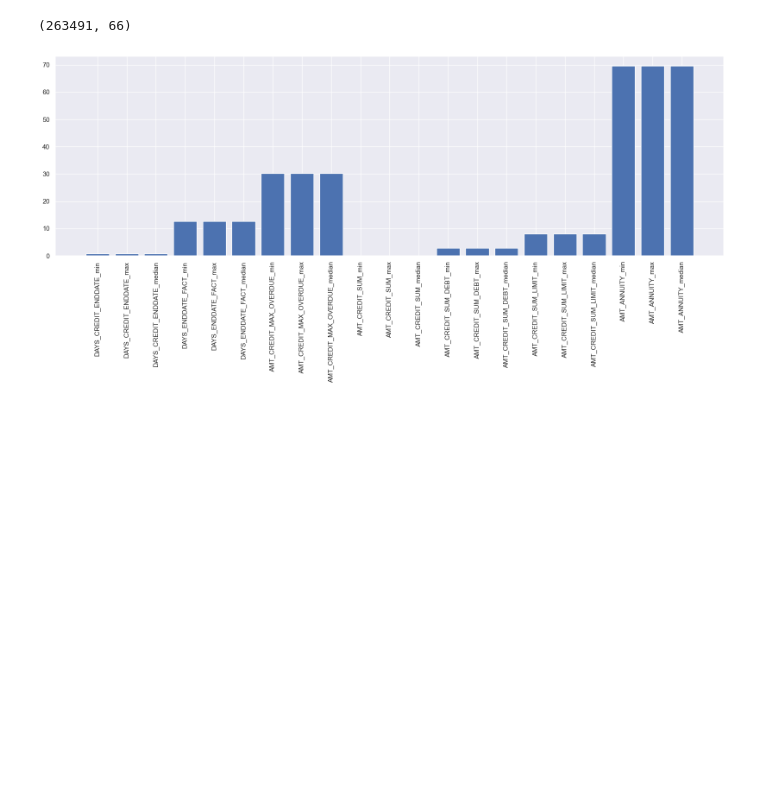
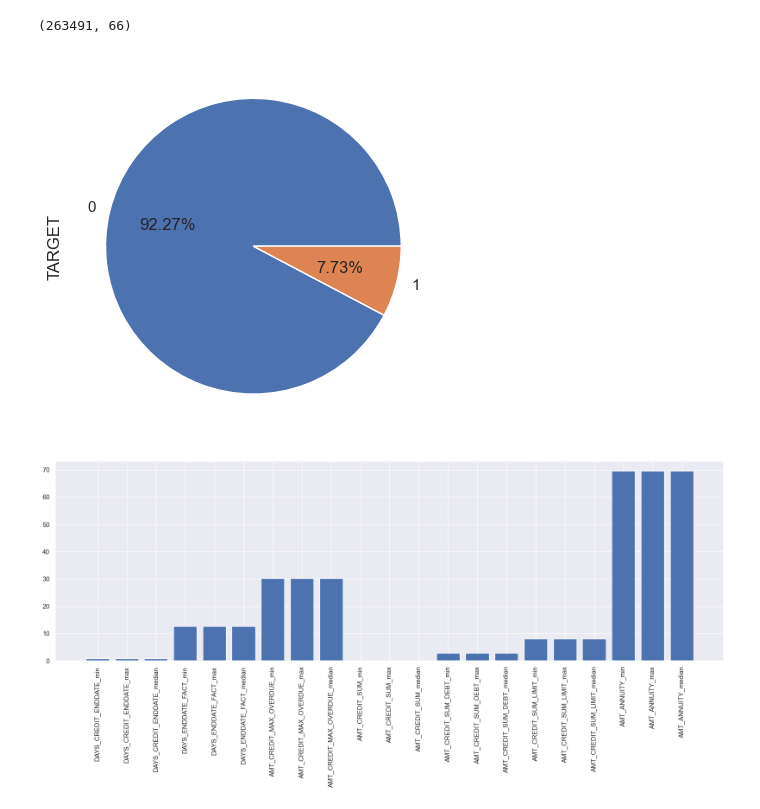
Before and after one commit to seg-fault123/bdm_project, a Jupyter notebook: bureau.ipynb, the cells around one changed output. Saved outputs shown, nothing was run; the diff lists cells and outputs as text; code cells hidden in the pictures; blank space fills up the shorter version.

Commit message:
completed bureau

```diff
--- a/bureau.ipynb
+++ b/bureau.ipynb
@@ -166,6 +166,10 @@ bureau_agg_target=pd.merge(left=bureau_agg, right=main_data_id_target, on='SK_ID
 bureau_agg_target.shape
 # %% [output]
 (263491, 66)
+# %%
+bureau_agg_target['TARGET'].value_counts().plot.pie(autopct='%1.2f%%');
+# %% [output]
+[figure, added]
 # %%
 plot_data=bureau_agg_target.isnull().sum()*100/bureau_agg_target.shape[0]
 plot_data=plot_data[plot_data>0]
```
Also changed, not shown: parts of 120 cells of this notebook.
